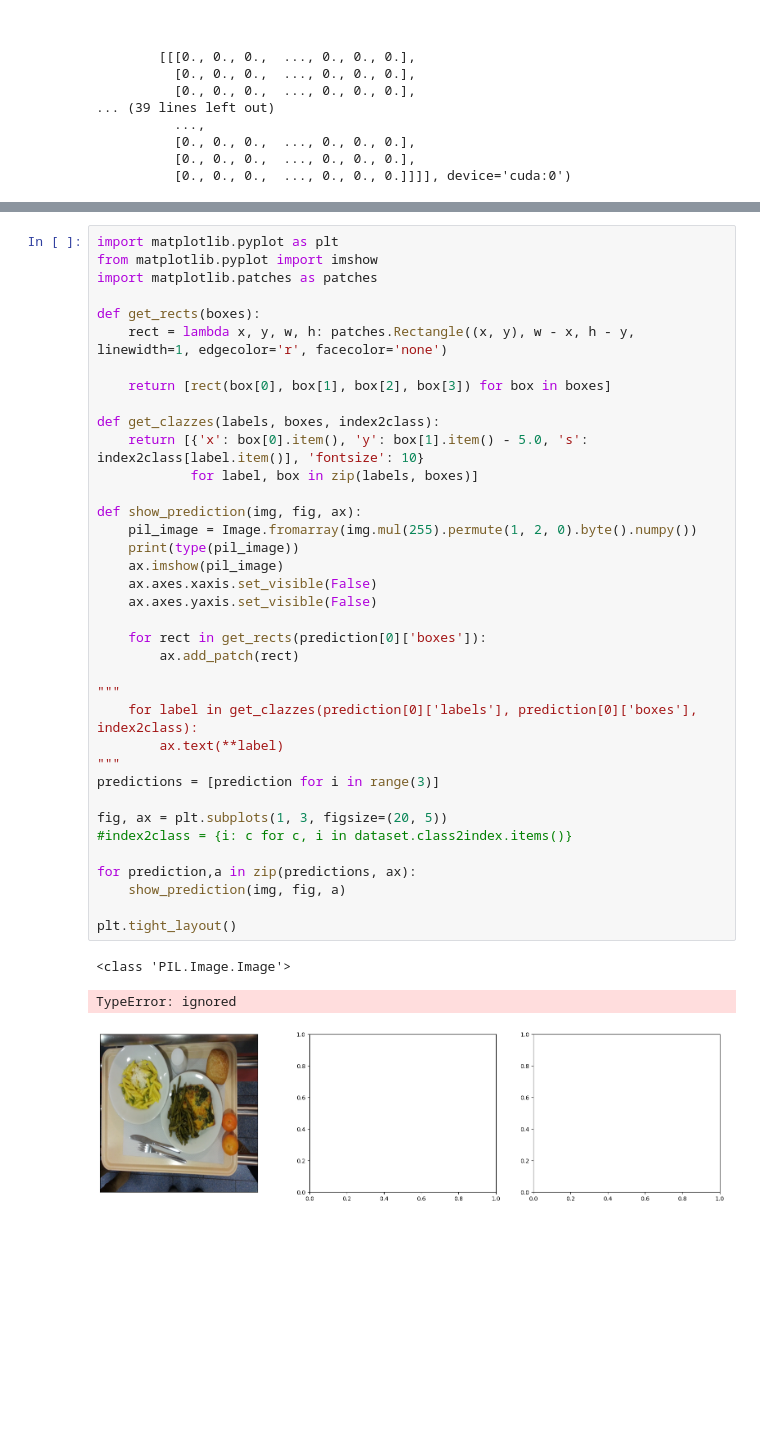
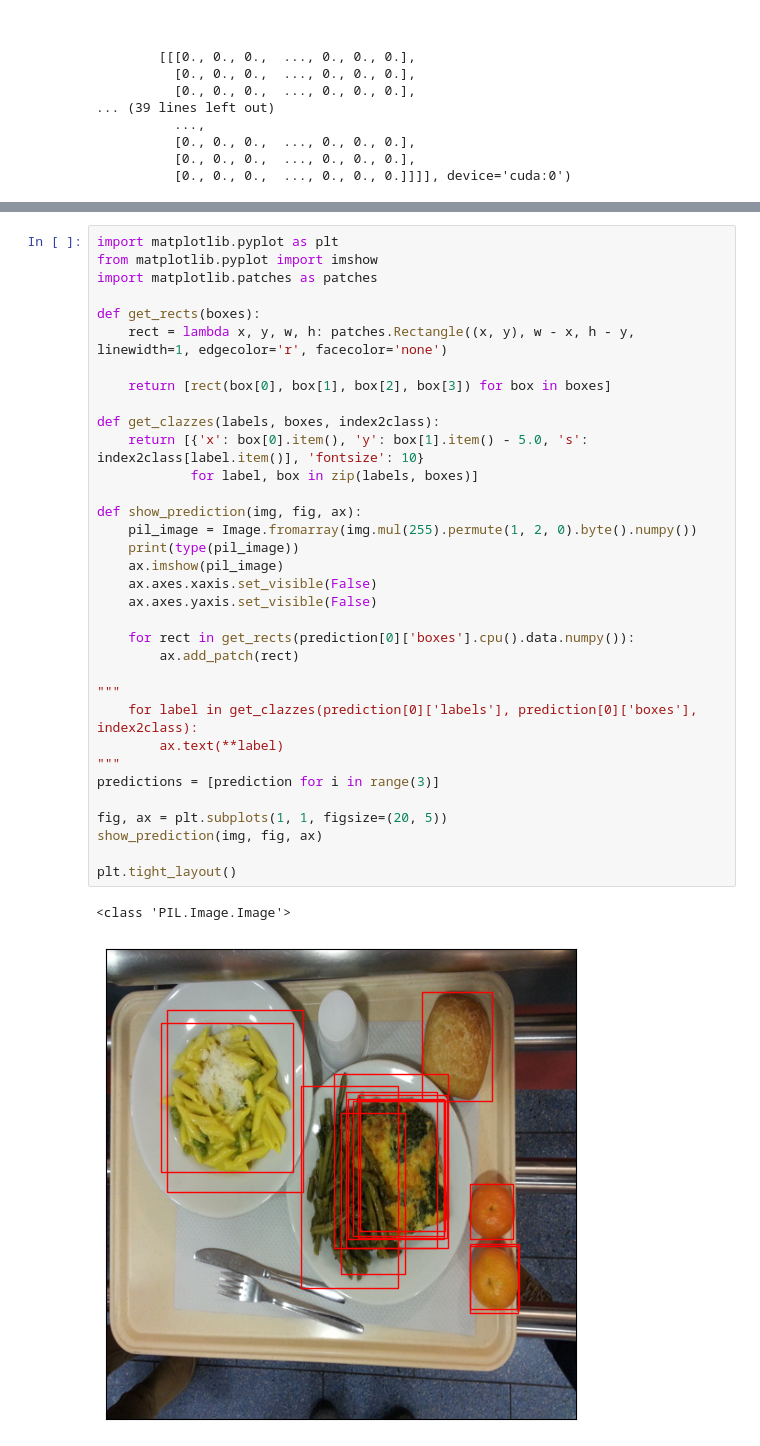
Before and after one commit to rraghuvaran/cohort2g5, a Jupyter notebook: cohort2g5_maskrcnn.ipynb, the cells around one changed output, grey strips where cells are left out. Saved outputs shown, nothing was run; the diff lists cells and outputs as text; blank space fills up the shorter version.

```diff
--- a/cohort2g5_maskrcnn.ipynb
+++ b/cohort2g5_maskrcnn.ipynb
@@ -522,38 +547,34 @@ from matplotlib.pyplot import imshow
 import matplotlib.patches as patches
 
 def get_rects(boxes):
     rect = lambda x, y, w, h: patches.Rectangle((x, y), w - x, h - y, linewidth=1, edgecolor='r', facecolor='none')
 
     return [rect(box[0], box[1], box[2], box[3]) for box in boxes]
 
 def get_clazzes(labels, boxes, index2class):
     return [{'x': box[0].item(), 'y': box[1].item() - 5.0, 's': index2class[label.item()], 'fontsize': 10}
             for label, box in zip(labels, boxes)]
 
 def show_prediction(img, fig, ax):
     pil_image = Image.fromarray(img.mul(255).permute(1, 2, 0).byte().numpy())
     print(type(pil_image))
     ax.imshow(pil_image)
     ax.axes.xaxis.set_visible(False)
     ax.axes.yaxis.set_visible(False)
 
-    for rect in get_rects(prediction[0]['boxes']):
+    for rect in get_rects(prediction[0]['boxes'].cpu().data.numpy()):
         ax.add_patch(rect)
 
 """
     for label in get_clazzes(prediction[0]['labels'], prediction[0]['boxes'], index2class):
         ax.text(**label)
 """
 predictions = [prediction for i in range(3)]
 
-fig, ax = plt.subplots(1, 3, figsize=(20, 5))
-#index2class = {i: c for c, i in dataset.class2index.items()}
-
-for prediction,a in zip(predictions, ax):
-    show_prediction(img, fig, a)
+fig, ax = plt.subplots(1, 1, figsize=(20, 5))
+show_prediction(img, fig, ax)
 
 plt.tight_layout()
 # %% [output]
 <class 'PIL.Image.Image'>
-TypeError: ignored
-[figure, old version]
+[figure, new version]
```
Also changed, not shown: parts of 12 cells of this notebook.
